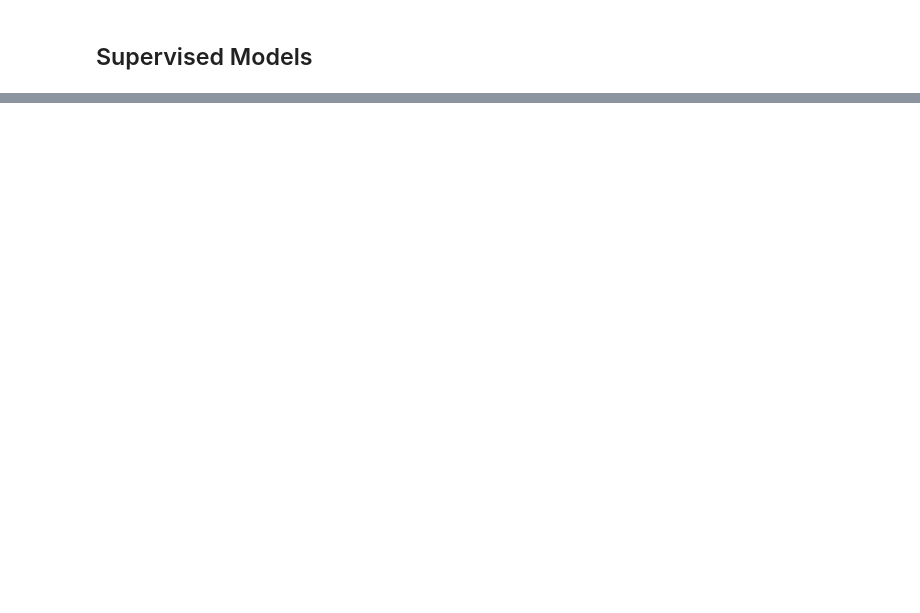
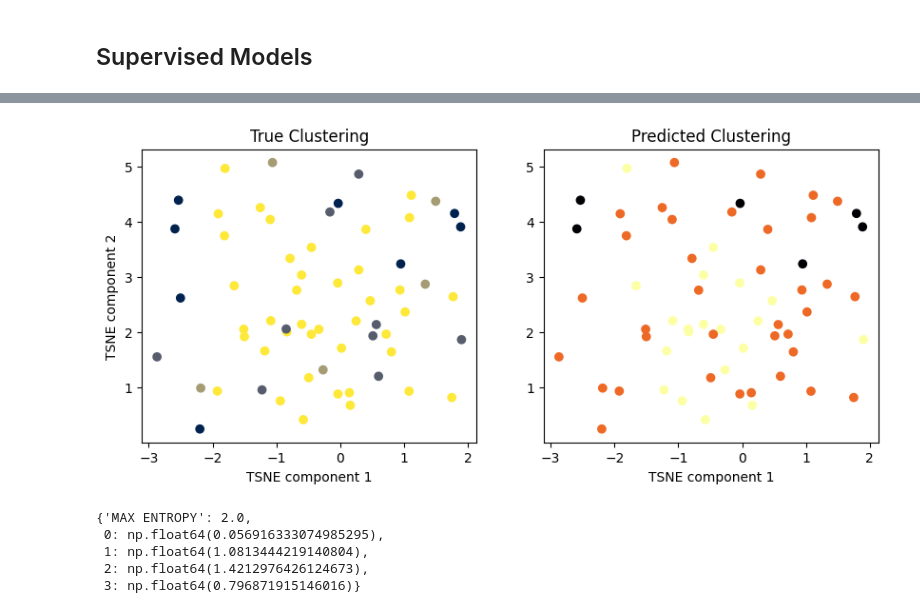
Before and after one commit to calgalvan/277A_Final_Project, a Jupyter notebook: 277A_db_explore.ipynb, the cells around one changed output, grey strips where cells are left out. Saved outputs shown, nothing was run; the diff lists cells and outputs as text; code cells hidden in the pictures; blank space fills up the shorter version.

```diff
--- a/277A_db_explore.ipynb
+++ b/277A_db_explore.ipynb
@@ -284,0 +315,12 @@ accuracy: 61.29%
+# %%
+model_3.visualize_clustering()
+# %% [output]
+[figure, added]
+# %%
+model_3.get_entropy()
+# %% [output]
+{'MAX ENTROPY': 2.0,
+ 0: np.float64(0.056916333074985295),
+ 1: np.float64(1.0813444219140804),
+ 2: np.float64(1.4212976426124673),
+ 3: np.float64(0.796871915146016)}
```
Also changed, not shown: parts of 12 cells of this notebook.
